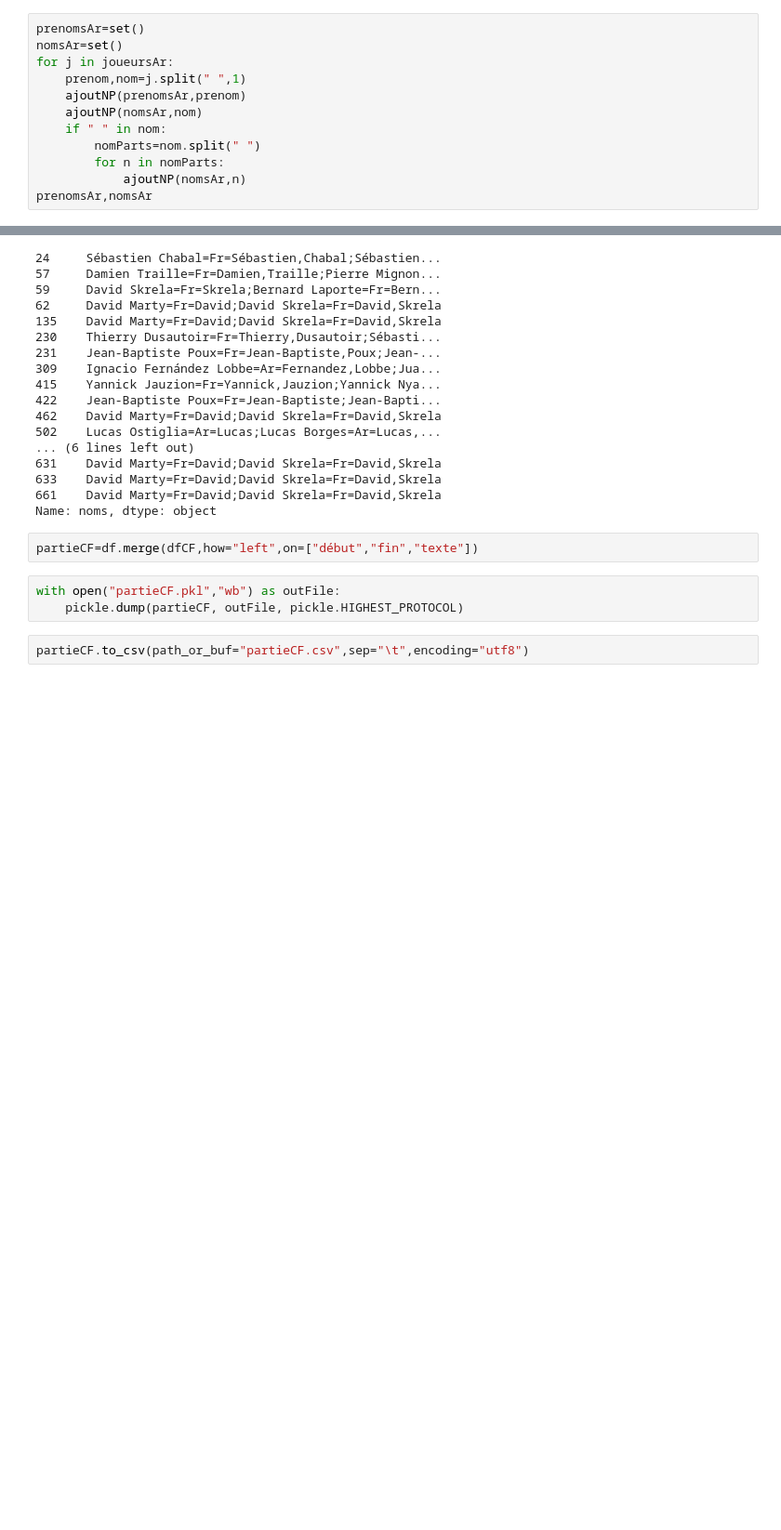
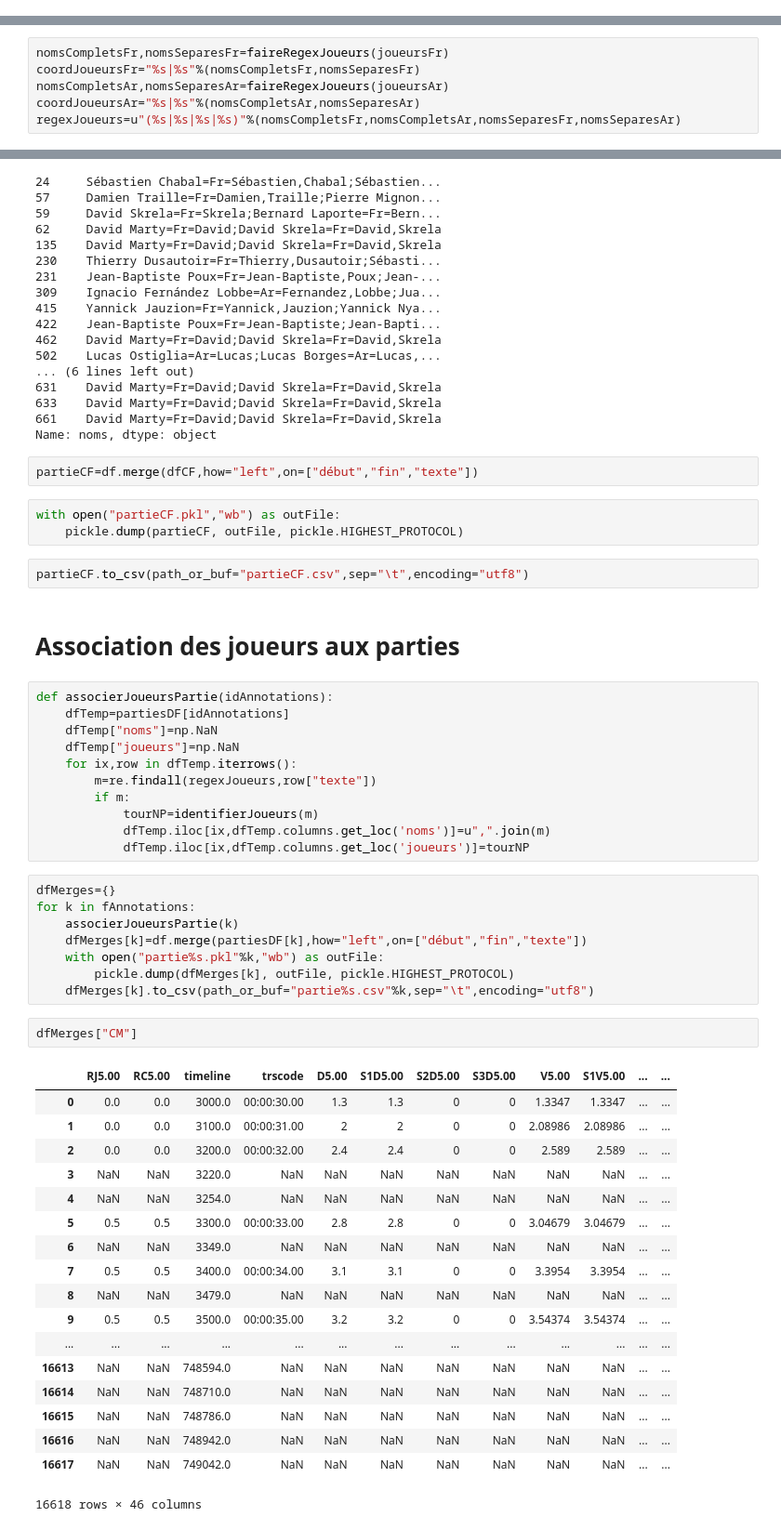
Before and after one commit to gboye/AMBK-SportsCom, a Jupyter notebook: Cerlico/Tableau-Cerlico.ipynb, the cells around one changed output, grey strips where cells are left out. Shown: that part at 93% size. Drawn from its saved outputs; the diff is of its cells as text; blank space fills up the shorter version.

```diff
--- a/Cerlico/Tableau-Cerlico.ipynb
+++ b/Cerlico/Tableau-Cerlico.ipynb
@@ -766,12 +1243,0 @@ prenomsFr,nomsFr
-# %%
-prenomsAr=set()
-nomsAr=set()
-for j in joueursAr:
-    prenom,nom=j.split(" ",1)
-    ajoutNP(prenomsAr,prenom)
-    ajoutNP(nomsAr,nom)
-    if " " in nom:
-        nomParts=nom.split(" ")
-        for n in nomParts:
-            ajoutNP(nomsAr,n)
-prenomsAr,nomsAr
@@ -800,3 +1266,9 @@ regexJoueurs=u"(%s|%s)"%(coordJoueursFr,coordJoueursAr)
+# %%
+nomsCompletsFr,nomsSeparesFr=faireRegexJoueurs(joueursFr)
+coordJoueursFr="%s|%s"%(nomsCompletsFr,nomsSeparesFr)
+nomsCompletsAr,nomsSeparesAr=faireRegexJoueurs(joueursAr)
+coordJoueursAr="%s|%s"%(nomsCompletsAr,nomsSeparesAr)
+regexJoueurs=u"(%s|%s|%s|%s)"%(nomsCompletsFr,nomsCompletsAr,nomsSeparesFr,nomsSeparesAr)
 # %%
 print regexJoueurs
 # %% [output]
@@ -983,3 +1437,45 @@ with open("partieCF.pkl","wb") as outFile:
     pickle.dump(partieCF, outFile, pickle.HIGHEST_PROTOCOL)
 # %%
 partieCF.to_csv(path_or_buf="partieCF.csv",sep="\t",encoding="utf8")
+# %% [markdown]
+# Association des joueurs aux parties
+# %%
+def associerJoueursPartie(idAnnotations):
+    dfTemp=partiesDF[idAnnotations]
+    dfTemp["noms"]=np.NaN
+    dfTemp["joueurs"]=np.NaN
+    for ix,row in dfTemp.iterrows():
+        m=re.findall(regexJoueurs,row["texte"])
+        if m:
+            tourNP=identifierJoueurs(m)
+            dfTemp.iloc[ix,dfTemp.columns.get_loc('noms')]=u",".join(m)
+            dfTemp.iloc[ix,dfTemp.columns.get_loc('joueurs')]=tourNP
+# %%
+dfMerges={}
+for k in fAnnotations:
+    associerJoueursPartie(k)
+    dfMerges[k]=df.merge(partiesDF[k],how="left",on=["début","fin","texte"])
+    with open("partie%s.pkl"%k,"wb") as outFile:
+        pickle.dump(dfMerges[k], outFile, pickle.HIGHEST_PROTOCOL)
+    dfMerges[k].to_csv(path_or_buf="partie%s.csv"%k,sep="\t",encoding="utf8")
+# %%
+dfMerges["CM"]
+# %% [output]
+|  | RJ5.00 | RC5.00 | timeline | trscode | D5.00 | S1D5.00 | S2D5.00 | S3D5.00 | V5.00 | S1V5.00 | ... | ... |
+| 0 | 0.0 | 0.0 | 3000.0 | 00:00:30.00 | 1.3 | 1.3 | 0 | 0 | 1.3347 | 1.3347 | ... | ... |
+| 1 | 0.0 | 0.0 | 3100.0 | 00:00:31.00 | 2 | 2 | 0 | 0 | 2.08986 | 2.08986 | ... | ... |
+| 2 | 0.0 | 0.0 | 3200.0 | 00:00:32.00 | 2.4 | 2.4 | 0 | 0 | 2.589 | 2.589 | ... | ... |
+| 3 | NaN | NaN | 3220.0 | NaN | NaN | NaN | NaN | NaN | NaN | NaN | ... | ... |
+| 4 | NaN | NaN | 3254.0 | NaN | NaN | NaN | NaN | NaN | NaN | NaN | ... | ... |
+| 5 | 0.5 | 0.5 | 3300.0 | 00:00:33.00 | 2.8 | 2.8 | 0 | 0 | 3.04679 | 3.04679 | ... | ... |
+| 6 | NaN | NaN | 3349.0 | NaN | NaN | NaN | NaN | NaN | NaN | NaN | ... | ... |
+| 7 | 0.5 | 0.5 | 3400.0 | 00:00:34.00 | 3.1 | 3.1 | 0 | 0 | 3.3954 | 3.3954 | ... | ... |
+| 8 | NaN | NaN | 3479.0 | NaN | NaN | NaN | NaN | NaN | NaN | NaN | ... | ... |
+| 9 | 0.5 | 0.5 | 3500.0 | 00:00:35.00 | 3.2 | 3.2 | 0 | 0 | 3.54374 | 3.54374 | ... | ... |
+| ... | ... | ... | ... | ... | ... | ... | ... | ... | ... | ... | ... | ... |
+| 16613 | NaN | NaN | 748594.0 | NaN | NaN | NaN | NaN | NaN | NaN | NaN | ... | ... |
+| 16614 | NaN | NaN | 748710.0 | NaN | NaN | NaN | NaN | NaN | NaN | NaN | ... | ... |
+| 16615 | NaN | NaN | 748786.0 | NaN | NaN | NaN | NaN | NaN | NaN | NaN | ... | ... |
+| 16616 | NaN | NaN | 748942.0 | NaN | NaN | NaN | NaN | NaN | NaN | NaN | ... | ... |
+| 16617 | NaN | NaN | 749042.0 | NaN | NaN | NaN | NaN | NaN | NaN | NaN | ... | ... |
+16618 rows × 46 columns
```
Also changed, not shown: parts of 42 cells of this notebook, 6 other files.
